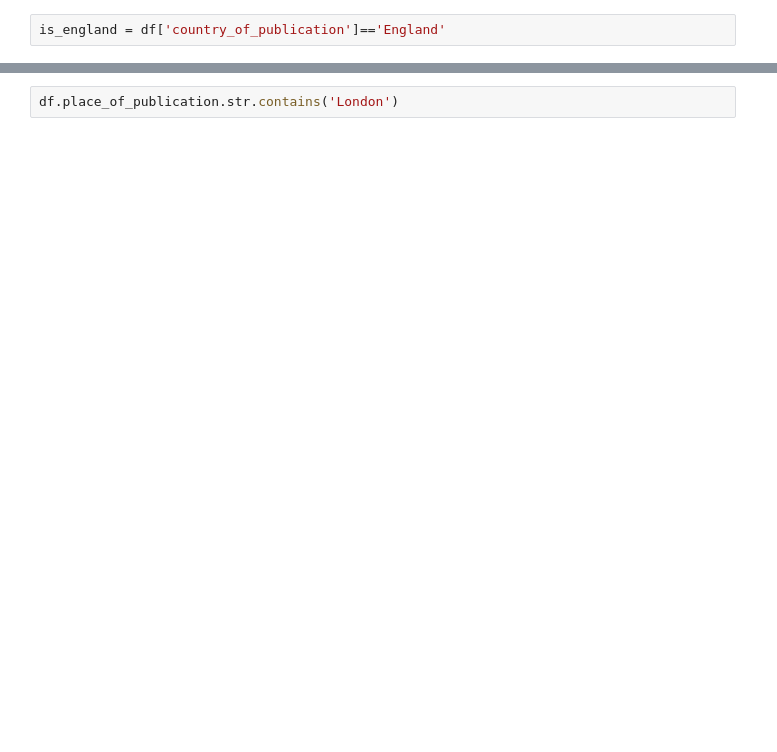
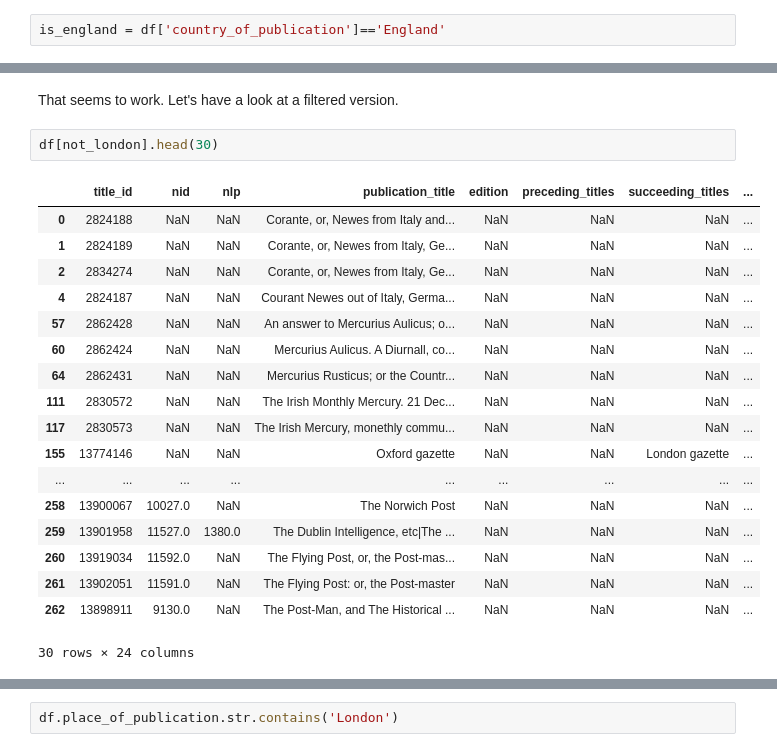
Before and after one commit to davanstrien/Python-introduction-for-digital-collections, a Jupyter notebook: 03_pandas.ipynb, the cells around one changed output, grey strips where cells are left out. Drawn from its saved outputs; the diff is of its cells as text; blank space fills up the shorter version.

```diff
--- a/03_pandas.ipynb
+++ b/03_pandas.ipynb
@@ -111,0 +384,23 @@ not_london[:5]
+# %% [markdown]
+That seems to work. Let's have a look at a filtered version.
+# %%
+df[not_london].head(30)
+# %% [output]
+|  | title_id | nid | nlp | publication_title | edition | preceding_titles | succeeding_titles | ... |
+| 0 | 2824188 | NaN | NaN | Corante, or, Newes from Italy and... | NaN | NaN | NaN | ... |
+| 1 | 2824189 | NaN | NaN | Corante, or, Newes from Italy, Ge... | NaN | NaN | NaN | ... |
+| 2 | 2834274 | NaN | NaN | Corante, or, Newes from Italy, Ge... | NaN | NaN | NaN | ... |
+| 4 | 2824187 | NaN | NaN | Courant Newes out of Italy, Germa... | NaN | NaN | NaN | ... |
+| 57 | 2862428 | NaN | NaN | An answer to Mercurius Aulicus; o... | NaN | NaN | NaN | ... |
+| 60 | 2862424 | NaN | NaN | Mercurius Aulicus. A Diurnall, co... | NaN | NaN | NaN | ... |
+| 64 | 2862431 | NaN | NaN | Mercurius Rusticus; or the Countr... | NaN | NaN | NaN | ... |
+| 111 | 2830572 | NaN | NaN | The Irish Monthly Mercury. 21 Dec... | NaN | NaN | NaN | ... |
+| 117 | 2830573 | NaN | NaN | The Irish Mercury, monethly commu... | NaN | NaN | NaN | ... |
+| 155 | 13774146 | NaN | NaN | Oxford gazette | NaN | NaN | London gazette | ... |
+| ... | ... | ... | ... | ... | ... | ... | ... | ... |
+| 258 | 13900067 | 10027.0 | NaN | The Norwich Post | NaN | NaN | NaN | ... |
+| 259 | 13901958 | 11527.0 | 1380.0 | The Dublin Intelligence, etc|The ... | NaN | NaN | NaN | ... |
+| 260 | 13919034 | 11592.0 | NaN | The Flying Post, or, the Post-mas... | NaN | NaN | NaN | ... |
+| 261 | 13902051 | 11591.0 | NaN | The Flying Post: or, the Post-master | NaN | NaN | NaN | ... |
+| 262 | 13898911 | 9130.0 | NaN | The Post-Man, and The Historical ... | NaN | NaN | NaN | ... |
+30 rows × 24 columns
```
Also changed, not shown: parts of 120 cells of this notebook.
